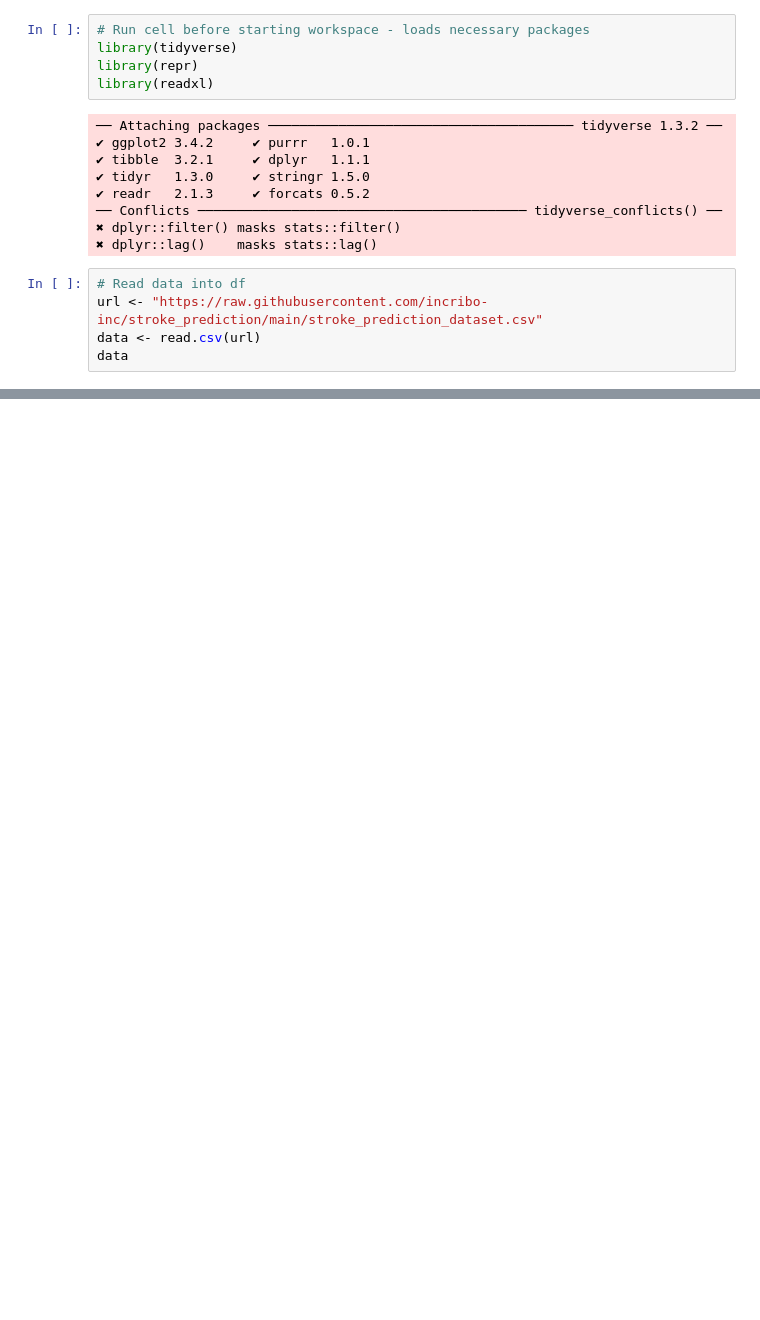
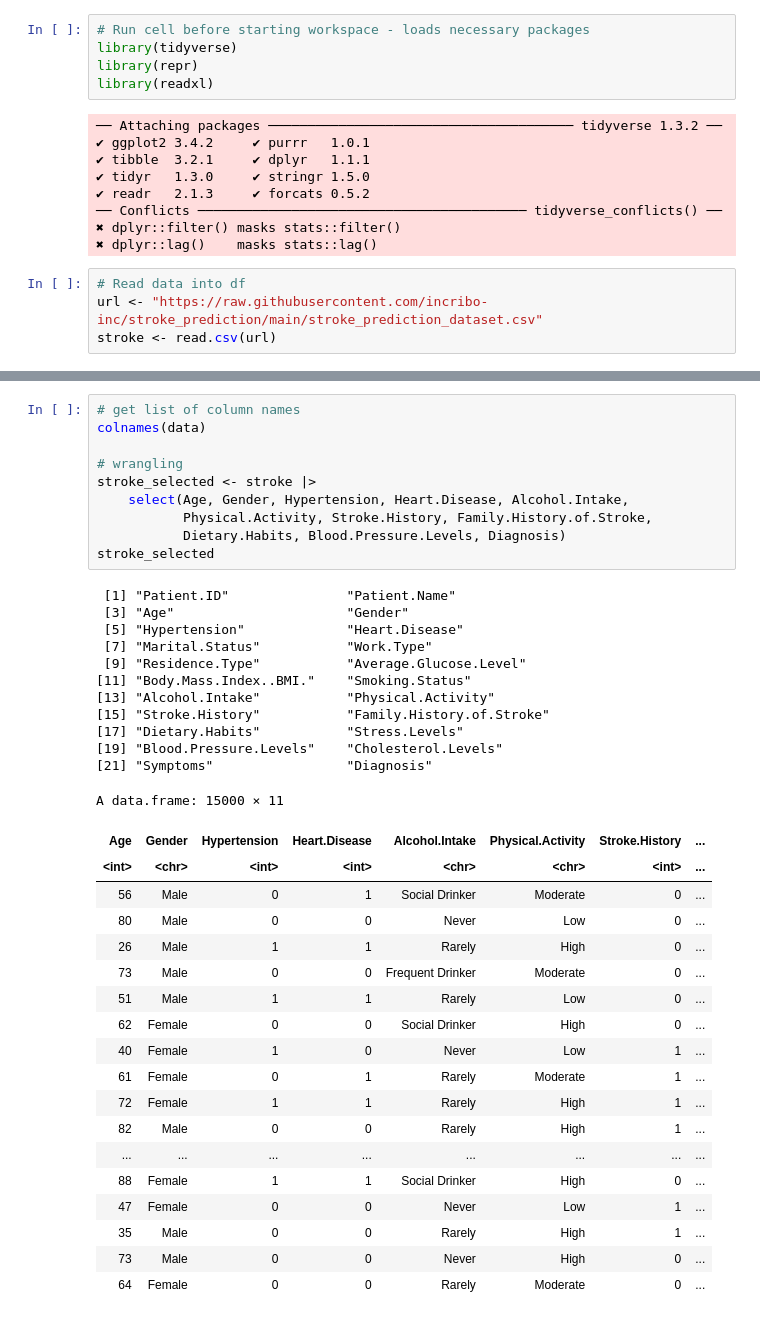
Before and after one commit to chilux00/dsci100-004-15, a Jupyter notebook: ching_draft.ipynb, the cells around one changed output, grey strips where cells are left out. Saved outputs shown, nothing was run; the diff lists cells and outputs as text; blank space fills up the shorter version.

Commit message:
wrangle - select data

```diff
--- a/ching_draft.ipynb
+++ b/ching_draft.ipynb
@@ -15,5 +15,4 @@ library(readxl)
 # %%
 # Read data into df
 url <- "https://raw.githubusercontent.com/incribo-inc/stroke_prediction/main/stroke_prediction_dataset.csv"
-data <- read.csv(url)
-data
+stroke <- read.csv(url)
@@ -39,0 +19,41 @@ A data.frame: 15000 × 22
+# %%
+# get list of column names
+colnames(data)
+
+# wrangling
+stroke_selected <- stroke |>
+    select(Age, Gender, Hypertension, Heart.Disease, Alcohol.Intake,
+           Physical.Activity, Stroke.History, Family.History.of.Stroke,
+           Dietary.Habits, Blood.Pressure.Levels, Diagnosis)
+stroke_selected
+# %% [output]
+ [1] "Patient.ID"               "Patient.Name"
+ [3] "Age"                      "Gender"
+ [5] "Hypertension"             "Heart.Disease"
+ [7] "Marital.Status"           "Work.Type"
+ [9] "Residence.Type"           "Average.Glucose.Level"
+[11] "Body.Mass.Index..BMI."    "Smoking.Status"
+[13] "Alcohol.Intake"           "Physical.Activity"
+[15] "Stroke.History"           "Family.History.of.Stroke"
+[17] "Dietary.Habits"           "Stress.Levels"
+[19] "Blood.Pressure.Levels"    "Cholesterol.Levels"
+[21] "Symptoms"                 "Diagnosis"
+A data.frame: 15000 × 11
+| Age | Gender | Hypertension | Heart.Disease | Alcohol.Intake | Physical.Activity | Stroke.History | ... |
+| <int> | <chr> | <int> | <int> | <chr> | <chr> | <int> | ... |
+| 56 | Male | 0 | 1 | Social Drinker | Moderate | 0 | ... |
+| 80 | Male | 0 | 0 | Never | Low | 0 | ... |
+| 26 | Male | 1 | 1 | Rarely | High | 0 | ... |
+| 73 | Male | 0 | 0 | Frequent Drinker | Moderate | 0 | ... |
+| 51 | Male | 1 | 1 | Rarely | Low | 0 | ... |
+| 62 | Female | 0 | 0 | Social Drinker | High | 0 | ... |
+| 40 | Female | 1 | 0 | Never | Low | 1 | ... |
+| 61 | Female | 0 | 1 | Rarely | Moderate | 1 | ... |
+| 72 | Female | 1 | 1 | Rarely | High | 1 | ... |
+| 82 | Male | 0 | 0 | Rarely | High | 1 | ... |
+| ... | ... | ... | ... | ... | ... | ... | ... |
+| 88 | Female | 1 | 1 | Social Drinker | High | 0 | ... |
+| 47 | Female | 0 | 0 | Never | Low | 1 | ... |
+| 35 | Male | 0 | 0 | Rarely | High | 1 | ... |
+| 73 | Male | 0 | 0 | Never | High | 0 | ... |
+| 64 | Female | 0 | 0 | Rarely | Moderate | 0 | ... |
```
Also changed, not shown: parts of 1 cell of this notebook.
